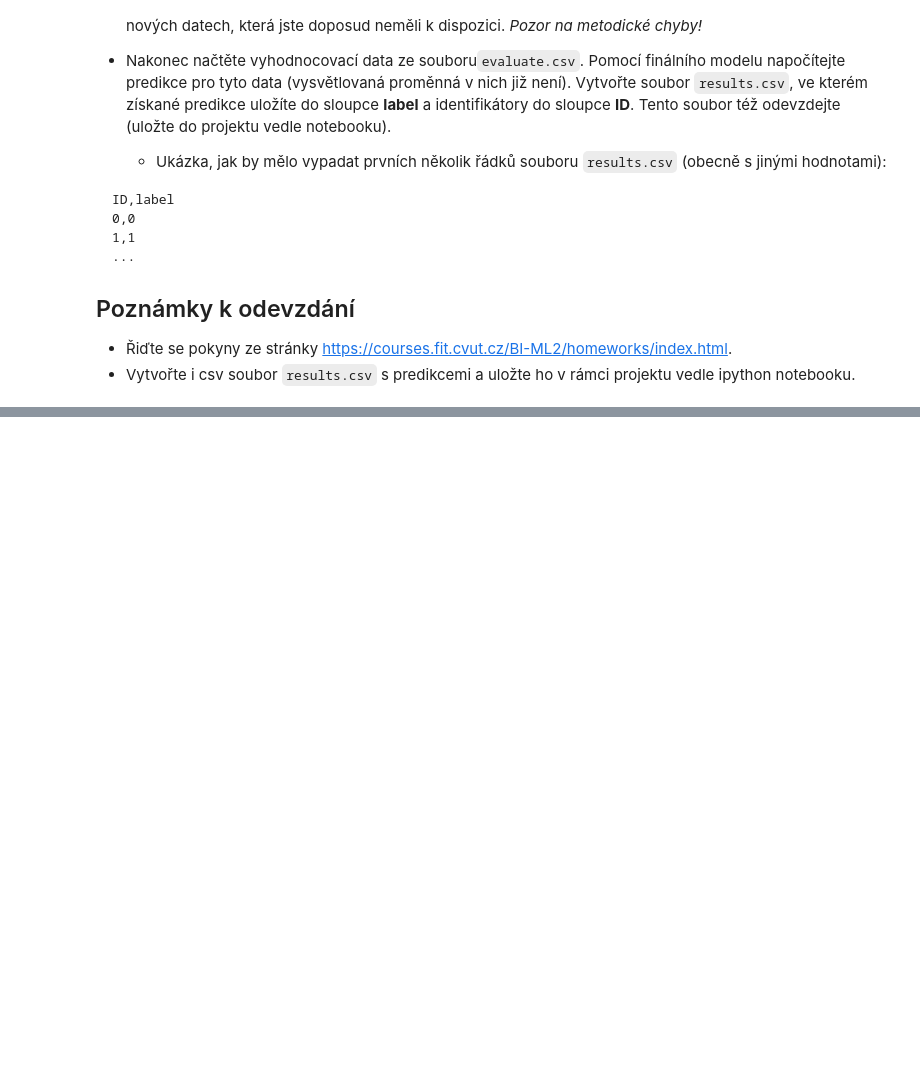
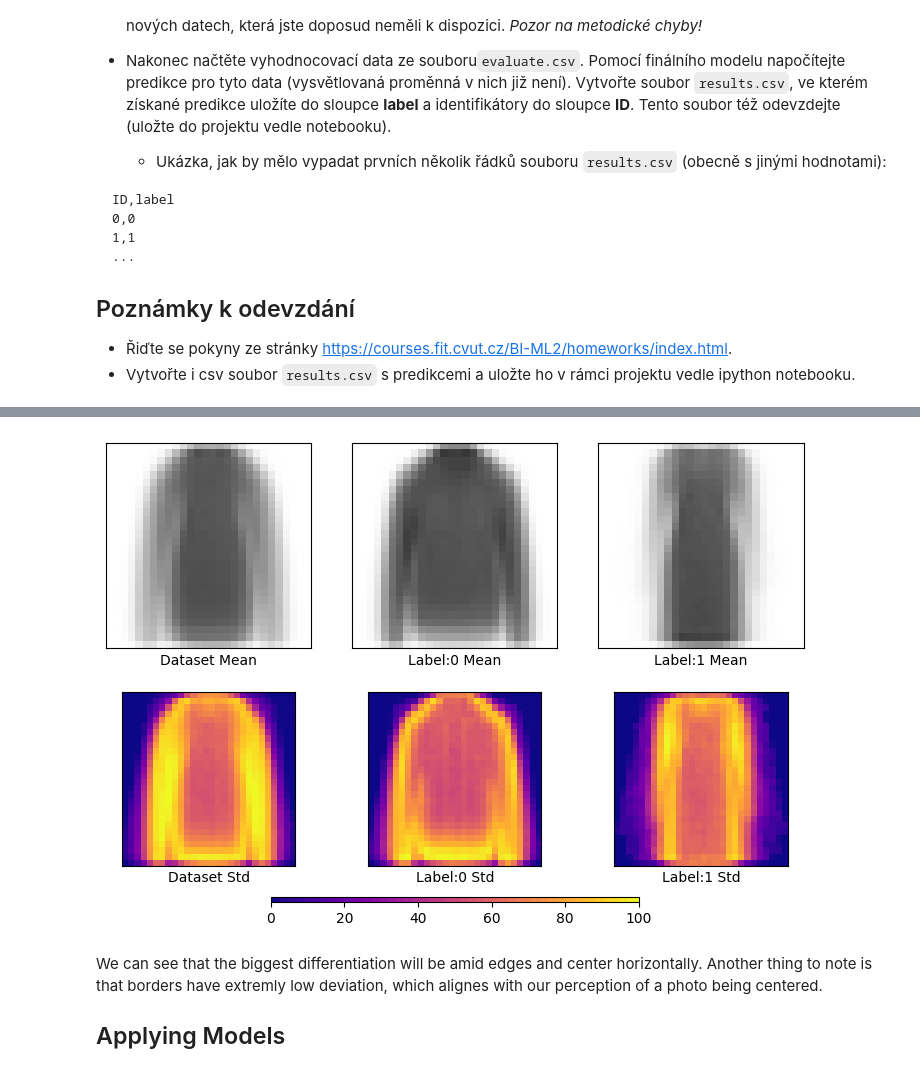
Before and after one commit to ZhigaMason/University, a Jupyter notebook: 01/homework_01_B242.ipynb, the cells around one changed output, grey strips where cells are left out. Drawn from its saved outputs; the diff is of its cells as text; code cells hidden in the pictures; blank space fills up the shorter version.

```diff
--- a/01/homework_01_B242.ipynb
+++ b/01/homework_01_B242.ipynb
@@ -58,0 +133,28 @@ ID,label
+# %%
+from matplotlib.cm import ScalarMappable
+fig, [[axm, axm0, axm1], [axs, axs0, axs1]] = plt.subplots(2, 3, figsize=(9, 6))
+
+
+display_img(axm,  Xtrain.mean().values,              'Dataset Mean', prefix_label='')
+display_img(axm0, Xtrain[ytrain == 0].mean().values, 'Label:0 Mean', prefix_label='')
+display_img(axm1, Xtrain[ytrain == 1].mean().values, 'Label:1 Mean', prefix_label='')
+
+display_img(axs,  Xtrain.std().values,              'Dataset Std', kw_imshow={'cmap':'plasma', 'vmin':0, 'vmax':100}, prefix_label='')
+display_img(axs0, Xtrain[ytrain == 0].std().values, 'Label:0 Std', kw_imshow={'cmap':'plasma', 'vmin':0, 'vmax':100}, prefix_label='')
+display_img(axs1, Xtrain[ytrain == 1].std().values, 'Label:1 Std', kw_imshow={'cmap':'plasma', 'vmin':0, 'vmax':100}, prefix_label='')
+
+sm = ScalarMappable(cmap='plasma')
+sm.set_clim(0, 100)
+_=fig.colorbar(
+    sm,
+    ax=[axs, axs0, axs1],
+    location='bottom',
+    aspect=70,
+    fraction=0.025
+)
+# %% [output]
+[figure, added]
+# %% [markdown]
+We can see that the biggest differentiation will be amid edges and center horizontally. Another thing to note is that borders have extremly low deviation, which alignes with our perception of a photo being centered.
+
+## Applying Models
```
Also changed, not shown: parts of 33 cells of this notebook.
